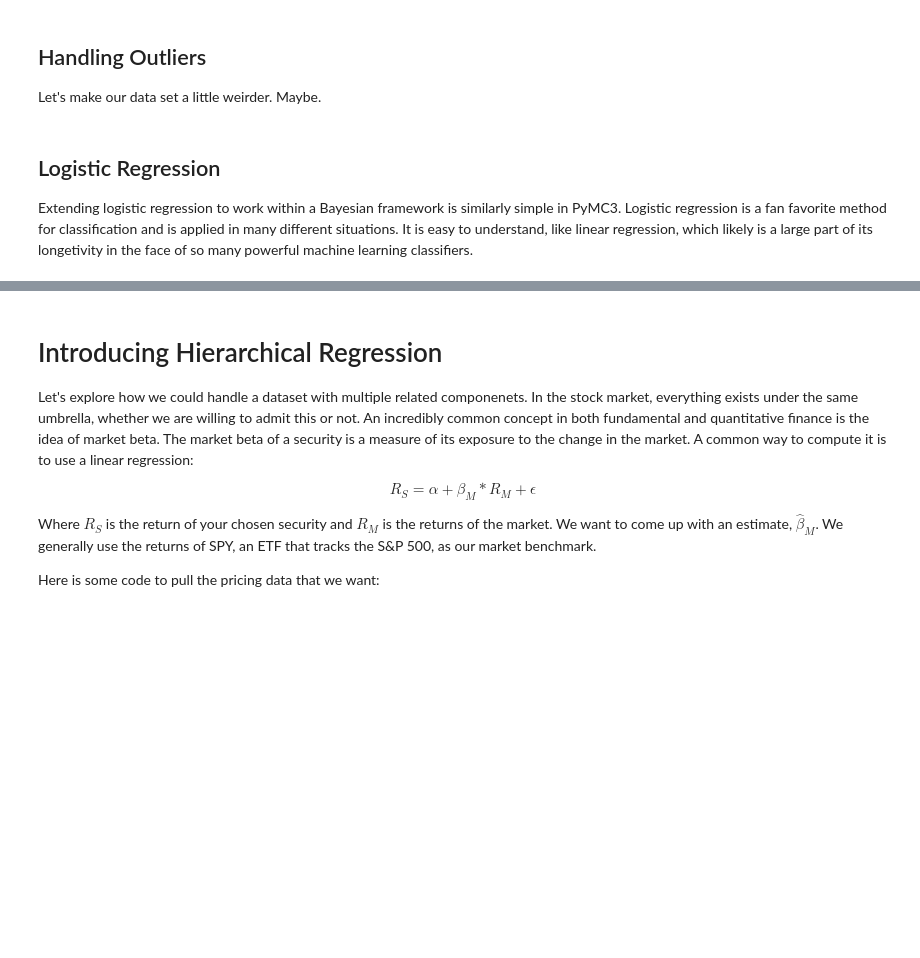
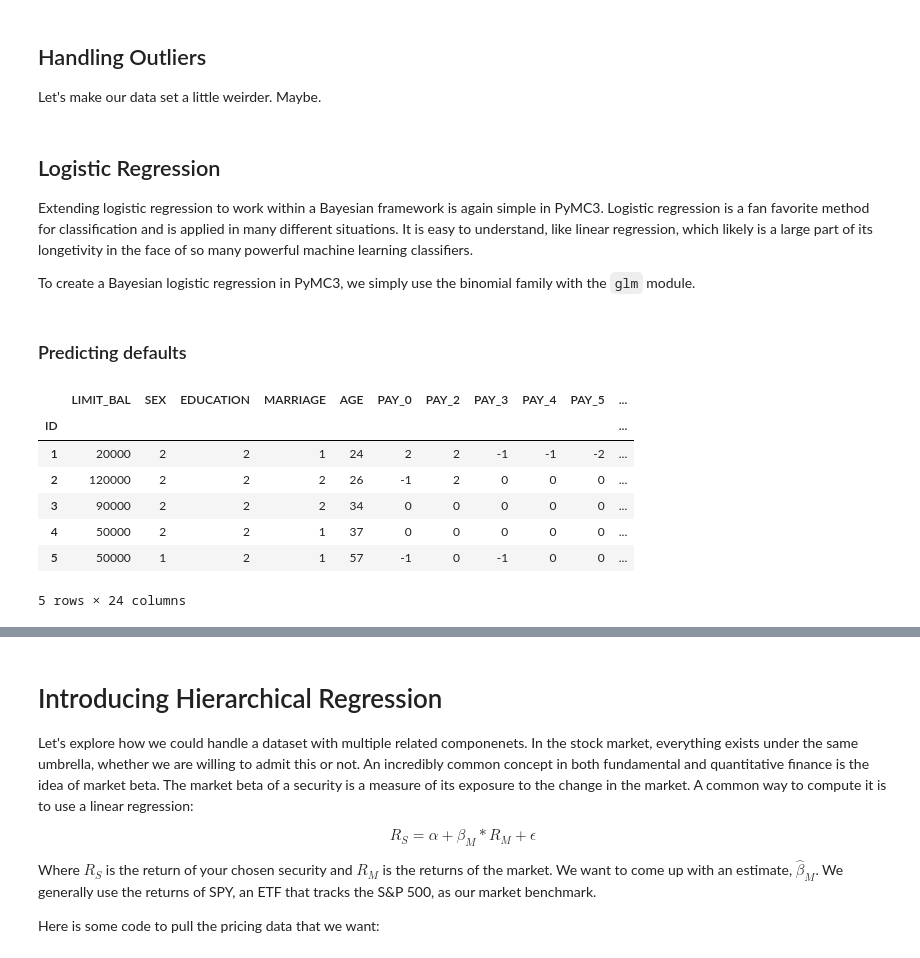
Before and after one commit to pydata/pydata-cookbook, a Jupyter notebook: papers/maxwell_margenot/bayesian_linear_regression.ipynb, the cells around one changed output, grey strips where cells are left out. Cells and saved outputs as stored; diff of their text form; code cells hidden in the pictures; blank space fills up the shorter version.

Commit message:
Added dataset for logistic regression

```diff
--- a/papers/maxwell_margenot/bayesian_linear_regression.ipynb
+++ b/papers/maxwell_margenot/bayesian_linear_regression.ipynb
@@ -166,4 +166,22 @@ Let's make our data set a little weirder. Maybe.
 # %% [markdown]
 ## Logistic Regression
 
-Extending logistic regression to work within a Bayesian framework is similarly simple in PyMC3. Logistic regression is a fan favorite method for classification and is applied in many different situations. It is easy to understand, like linear regression, which likely is a large part of its longetivity in the face of so many powerful machine learning classifiers.
+Extending logistic regression to work within a Bayesian framework is again simple in PyMC3. Logistic regression is a fan favorite method for classification and is applied in many different situations. It is easy to understand, like linear regression, which likely is a large part of its longetivity in the face of so many powerful machine learning classifiers.
+
+To create a Bayesian logistic regression in PyMC3, we simply use the binomial family with the `glm` module.
+# %% [markdown]
+### Predicting defaults
+# %%
+data = pd.read_excel("http://archive.ics.uci.edu/ml/machine-learning-databases/00350/default%20of%20credit%20card%20clients.xls",
+                header=1, index_col=0)
+# %%
+data.head()
+# %% [output]
+|  | LIMIT_BAL | SEX | EDUCATION | MARRIAGE | AGE | PAY_0 | PAY_2 | PAY_3 | PAY_4 | PAY_5 | ... |
+| ID |  |  |  |  |  |  |  |  |  |  | ... |
+| 1 | 20000 | 2 | 2 | 1 | 24 | 2 | 2 | -1 | -1 | -2 | ... |
+| 2 | 120000 | 2 | 2 | 2 | 26 | -1 | 2 | 0 | 0 | 0 | ... |
+| 3 | 90000 | 2 | 2 | 2 | 34 | 0 | 0 | 0 | 0 | 0 | ... |
+| 4 | 50000 | 2 | 2 | 1 | 37 | 0 | 0 | 0 | 0 | 0 | ... |
+| 5 | 50000 | 1 | 2 | 1 | 57 | -1 | 0 | -1 | 0 | 0 | ... |
+5 rows × 24 columns
```
Also changed, not shown: parts of 8 cells of this notebook.
